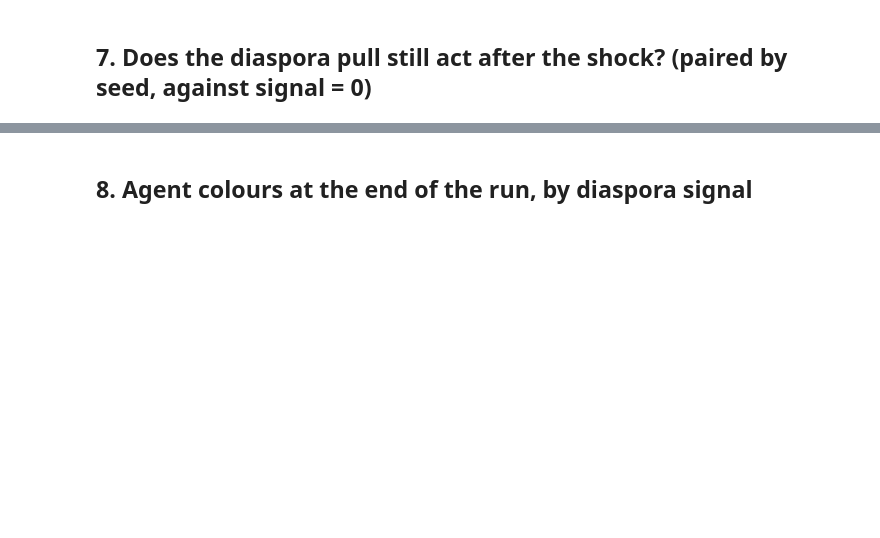
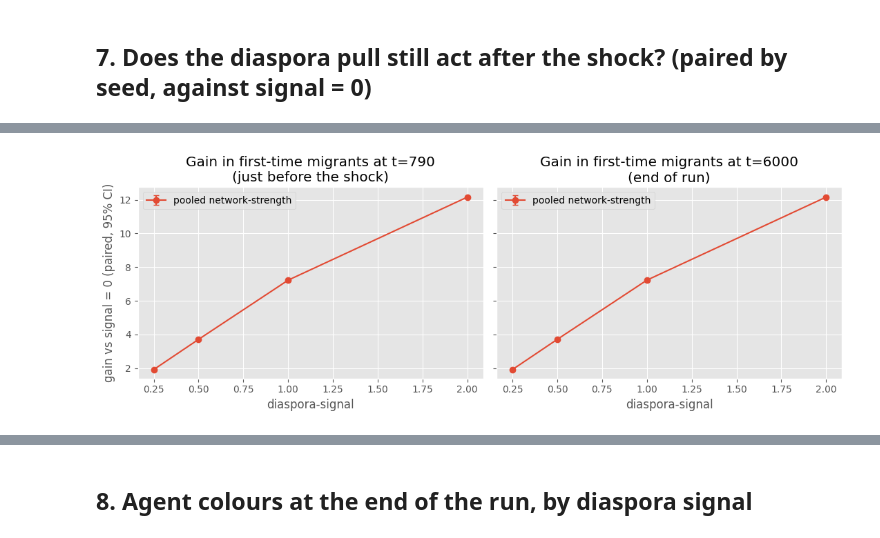
Before and after one commit to lydiateinfalt/Agent-Based-Modeling-Migration-and-Cognition, a Jupyter notebook: Experiment2_External_Shock.ipynb, the cells around one changed output, grey strips where cells are left out. Saved outputs shown, nothing was run; the diff lists cells and outputs as text; code cells hidden in the pictures; blank space fills up the shorter version.

```diff
--- a/Experiment2_External_Shock.ipynb
+++ b/Experiment2_External_Shock.ipynb
@@ -229,12 +457,33 @@ dose.assign(p_t=dose.p_t.map('{:.1e}'.format)).round(3)
 # %%
+import numpy as np
+import matplotlib.pyplot as plt
+from scipy import stats
+
+# Recalculate paired gain pooling across network-strengths for simplicity
+def paired_pooled(P, dv, t, base=0.0):
+    # Pool the values across all network strengths for the given diaspora-signal and seed
+    active = P.xs(dv, level=DIA).values.flatten()
+    baseline = P.xs(base, level=DIA).values.flatten()
+    x = active - baseline
+    rng = np.random.default_rng(0)
+    bs = x[rng.integers(0, len(x), (5000, len(x)))].mean(1)
+    return dict(dia=dv, tick=t, gain=x.mean(), lo=np.percentile(bs, 2.5), hi=np.percentile(bs, 97.5))
+
+dose_pooled = pd.DataFrame([paired_pooled(U, dv, t) for t in (T_PRE, T_END) for dv in sorted(d[DIA].unique()) if dv > 0])
+
 fig, axes = plt.subplots(1, 2, figsize=(11, 4), sharey=True)
 for ax, t, ttl in zip(axes, (T_PRE, T_END), ('just before the shock', 'end of run')):
-    for n, c in zip(sorted(d[NET].unique()), ['C0', 'C1']):
-        s = dose[(dose.net == n) & (dose.tick == t)]
-        ax.errorbar(s.dia, s.gain, yerr=[s.gain - s.lo, s.hi - s.gain], marker='o', capsize=3, color=c, label=f'network-strength = {n:g}')
-    ax.set_title(f'Gain in first-time migrants at t={t:.0f} ({ttl})'); ax.set_xlabel('diaspora-signal'); ax.legend(loc='upper left')
+    s = dose_pooled[dose_pooled.tick == t]
+    ax.errorbar(s.dia, s.gain, yerr=[s.gain - s.lo, s.hi - s.gain], marker='o', capsize=3, color='C0', label='pooled network-strength')
+    ax.set_title(f'Gain in first-time migrants at t={t:.0f}\n({ttl})')
+    ax.set_xlabel('diaspora-signal')
+    ax.legend(loc='upper left')
+
 axes[0].set_ylabel('gain vs signal = 0 (paired, 95% CI)')
-plt.tight_layout(); plt.show()
+plt.tight_layout()
+plt.show()
+# %% [output]
+[figure, added]
 # %%
 # Entries after the shock only: increase from the post-shock tick to the end, by arm
 post = pd.DataFrame({'first-time migrants after shock': (U[T_END] - U[T_POST]), 'cumulative entries after shock': (C[T_END] - C[T_POST])})
```
Also changed, not shown: parts of 27 cells of this notebook.
